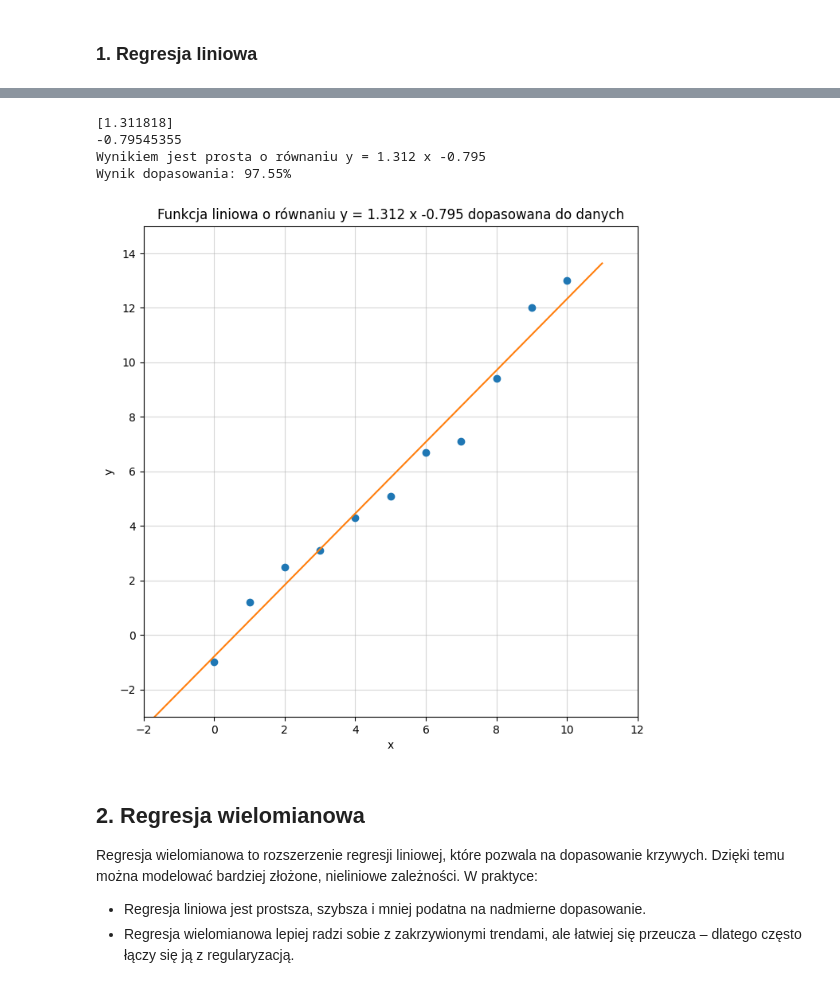
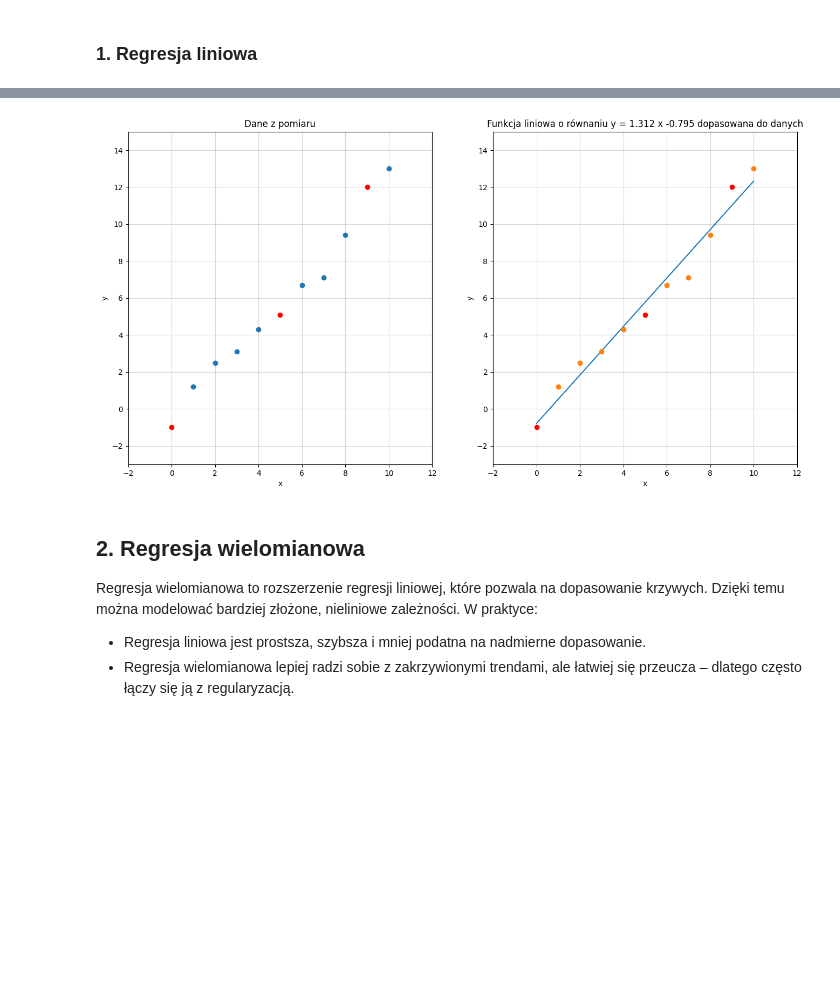
Before and after one commit to November7/AI4Youth, a Jupyter notebook: Spotkanie 3 [27.06.2025]/Modele ML/Regresja liniowa.ipynb, the cells around one changed output, grey strips where cells are left out. Drawn from its saved outputs; the diff is of its cells as text; code cells hidden in the pictures; blank space fills up the shorter version.

```diff
--- a/Spotkanie 3 [27.06.2025]/Modele ML/Regresja liniowa.ipynb
+++ b/Spotkanie 3 [27.06.2025]/Modele ML/Regresja liniowa.ipynb
@@ -47,36 +39,28 @@ plt.show()
-# %%
-model = LinearRegression().fit(X,y)
-
-print(model.coef_)
-print(model.intercept_)
-a = model.coef_[0]
-b = model.intercept_
-
-print(f"Wynikiem jest prosta o równaniu y = {a:.3f} x {b:+.3f}")
-
-# X = np.arange(-10,10) #
-x_test = np.single(range(int(X.min())-2,int(X.max())+2))
-x_test.shape = (-1,1)
-
-y_predict = model.predict(x_test)
-print(f"Wynik dopasowania: {100*model.score(X,y):.2f}%")
-
-plt.figure(figsize=[8,8], facecolor="white")
-plt.title(f'Funkcja liniowa o równaniu y = {a:.3f} x {b:+.3f} dopasowana do danych')
-
-plt.xlabel('x')
-plt.ylabel("y")
-plt.axis([X.min()-2,X.max()+2,y.min()-2,y.max()+2])
-plt.grid(True,which="both",axis="both",alpha=.5)
-plt.plot(X,y,'o')
-plt.plot(x_test,y_predict,'-')
-plt.show()
-# %% [output]
-[1.311818]
--0.79545355
-Wynikiem jest prosta o równaniu y = 1.312 x -0.795
-Wynik dopasowania: 97.55%
-[figure, removed]
+# %%
+plt.figure(figsize=[16,8])
+ax = plt.subplot(1,2,1)
+ax.set_title("Dane z pomiaru")
+ax.set_xlabel('x')
+ax.set_ylabel("y")
+ax.axis([X.min()-2,X.max()+2,y.min()-2,y.max()+2])
+ax.grid(True,which="both",axis="both",alpha=.5)
+ax.plot(X_train,y_train,'o')
+ax.plot(X_test,y_test,'or')
+
+ax = plt.subplot(1,2,2)
+ax.set_title(f'Funkcja liniowa o równaniu y = {model.coef_[0]:.3f} x {model.intercept_:+.3f} dopasowana do danych')
+ax.axis([X.min()-2,X.max()+2,y.min()-2,y.max()+2])
+ax.grid(True,which="both",axis="both",alpha=.5)
+
+ax.plot(X,model.predict(X),'-')
+ax.set_xlabel('x')
+ax.set_ylabel("y")
+ax.plot(X_train,y_train,'o')
+ax.plot(X_test,y_test,'or')
+
+plt.show()
+# %% [output]
+[figure, added]
 # %% [markdown]
 ## 2. Regresja wielomianowa
 
```
Also changed, not shown: parts of 11 cells of this notebook.
